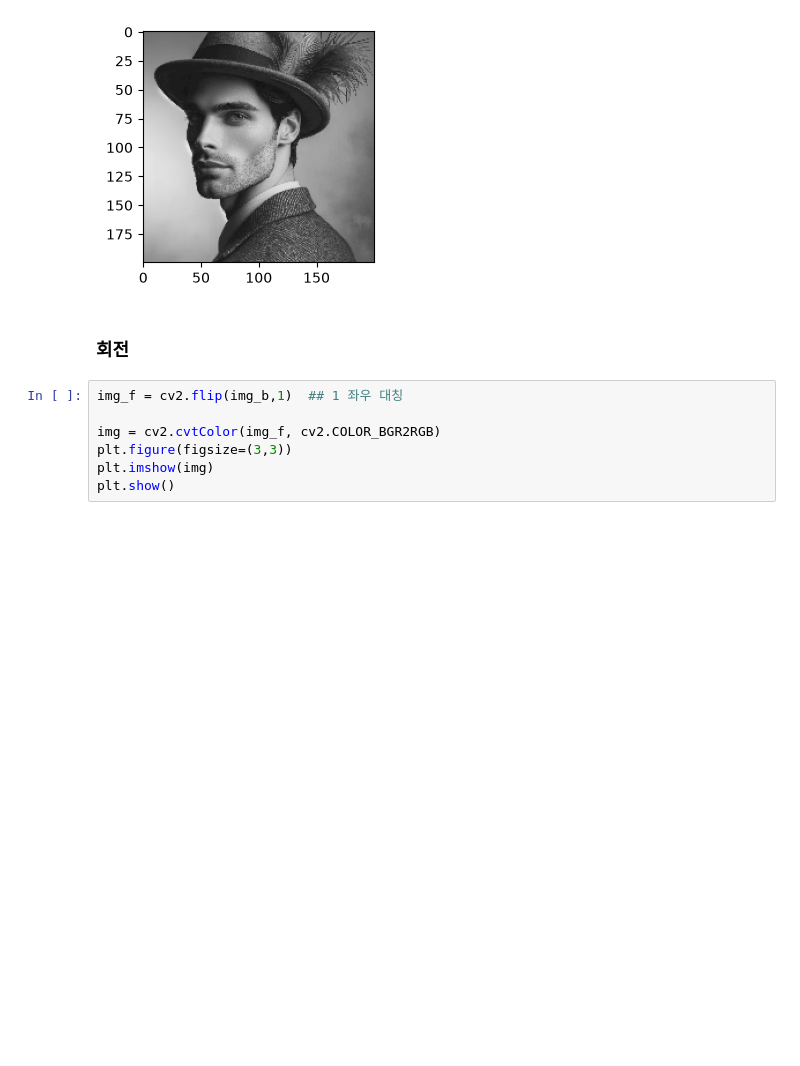
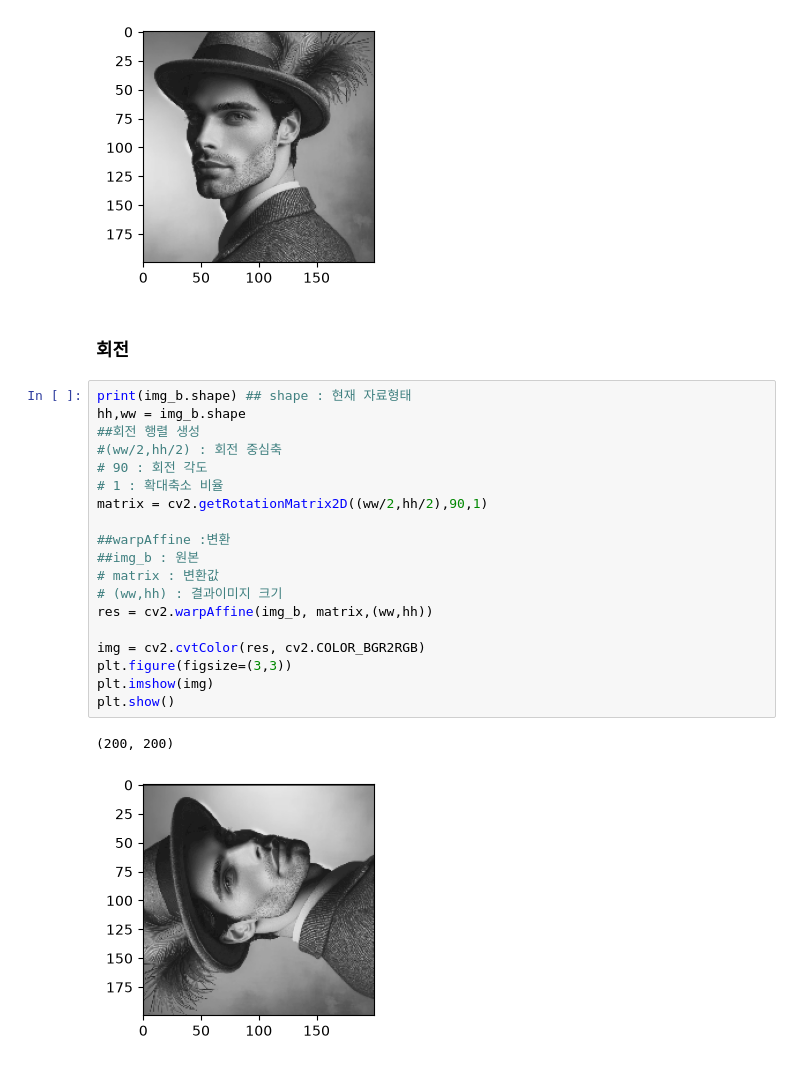
Before and after one commit to jx007s/mbc_202603, a Jupyter notebook: python_work/opencvPrj/01_openCV.ipynb, the cells around one changed output. Saved outputs shown, nothing was run; the diff lists cells and outputs as text; blank space fills up the shorter version.

```diff
--- a/python_work/opencvPrj/01_openCV.ipynb
+++ b/python_work/opencvPrj/01_openCV.ipynb
@@ -86,9 +86,24 @@ plt.show()
 # %% [markdown]
 ### 회전
 # %%
-img_f = cv2.flip(img_b,1)  ## 1 좌우 대칭
+print(img_b.shape) ## shape : 현재 자료형태
+hh,ww = img_b.shape
+##회전 행렬 생성
+#(ww/2,hh/2) : 회전 중심축
+# 90 : 회전 각도
+# 1 : 확대축소 비율
+matrix = cv2.getRotationMatrix2D((ww/2,hh/2),90,1)
 
-img = cv2.cvtColor(img_f, cv2.COLOR_BGR2RGB)
+##warpAffine :변환
+##img_b : 원본
+# matrix : 변환값
+# (ww,hh) : 결과이미지 크기
+res = cv2.warpAffine(img_b, matrix,(ww,hh))
+
+img = cv2.cvtColor(res, cv2.COLOR_BGR2RGB)
 plt.figure(figsize=(3,3))
 plt.imshow(img)
 plt.show()
+# %% [output]
+(200, 200)
+[figure, added]
```
Also changed, not shown: parts of 5 cells of this notebook.
